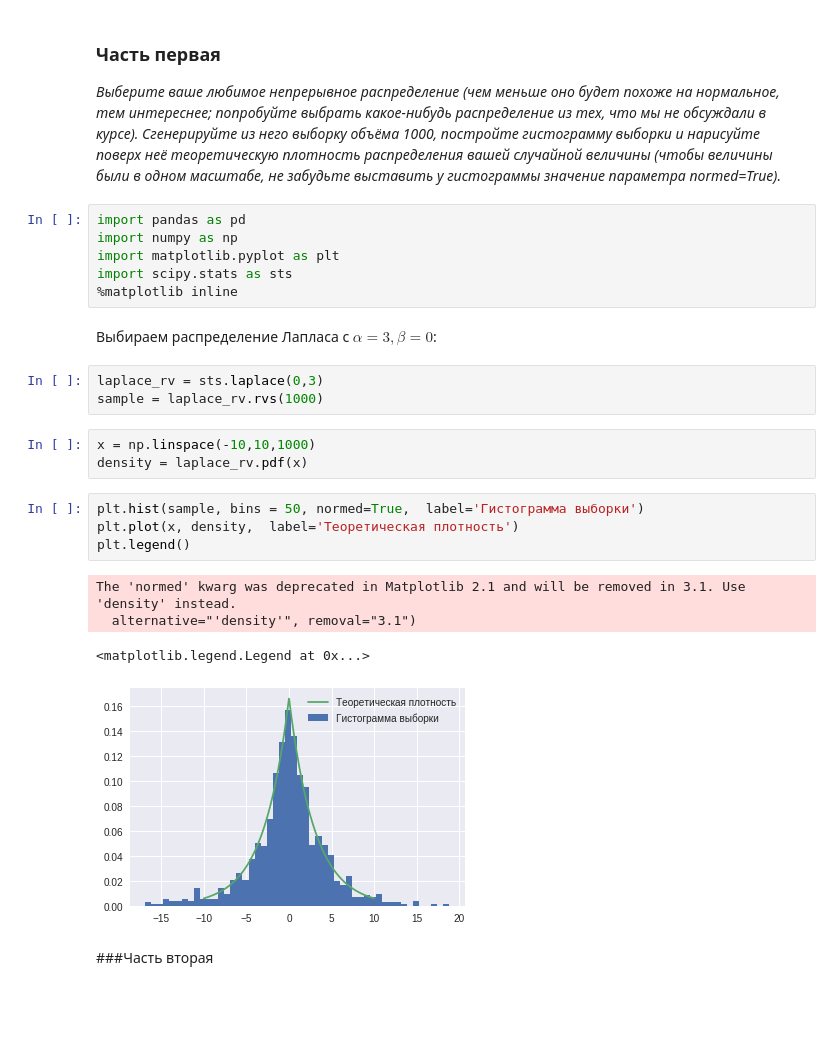
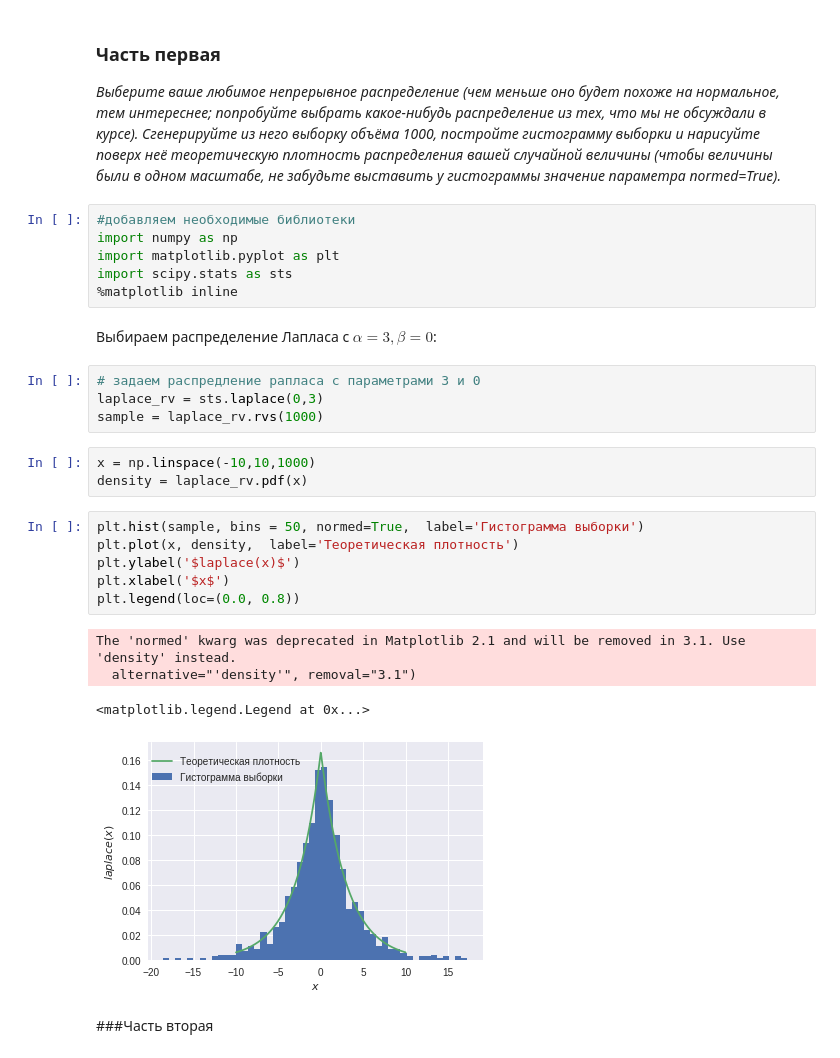
Before and after one commit to zqiaohe/trash, a Jupyter notebook: Центральная_предельная_теорема.ipynb, the cells around one changed output. Drawn from its saved outputs; the diff is of its cells as text; blank space fills up the shorter version.

```diff
--- a/Центральная_предельная_теорема.ipynb
+++ b/Центральная_предельная_теорема.ipynb
@@ -4,7 +4,7 @@
 ### Часть первая
 *Выберите ваше любимое непрерывное распределение (чем меньше оно будет похоже на нормальное, тем интереснее; попробуйте выбрать какое-нибудь распределение из тех, что мы не обсуждали в курсе). Сгенерируйте из него выборку объёма 1000, постройте гистограмму выборки и нарисуйте поверх неё теоретическую плотность распределения вашей случайной величины (чтобы величины были в одном масштабе, не забудьте выставить у гистограммы значение параметра normed=True).*
 # %%
-import pandas as pd
+#добавляем необходимые библиотеки
 import numpy as np
 import matplotlib.pyplot as plt
 import scipy.stats as sts
@@ -12,6 +12,7 @@ import scipy.stats as sts
 # %% [markdown]
 Выбираем распределение Лапласа  с $\alpha = 3, \beta = 0$:
 # %%
+# задаем распредление рапласа с параметрами 3 и 0
 laplace_rv = sts.laplace(0,3)
 sample = laplace_rv.rvs(1000)
 # %%
@@ -20,12 +21,14 @@ density = laplace_rv.pdf(x)
 # %%
 plt.hist(sample, bins = 50, normed=True,  label='Гистограмма выборки')
 plt.plot(x, density,  label='Теоретическая плотность')
-plt.legend()
+plt.ylabel('$laplace(x)$')
+plt.xlabel('$x$')
+plt.legend(loc=(0.0, 0.8))
 # %% [output]
 The 'normed' kwarg was deprecated in Matplotlib 2.1 and will be removed in 3.1. Use 'density' instead.
   alternative="'density'", removal="3.1")
 <matplotlib.legend.Legend at 0x...>
-[figure, old version]
+[figure, new version]
 # %% [markdown]
 ###Часть вторая
 # %% [markdown]
```
Also changed, not shown: parts of 5 cells of this notebook.
